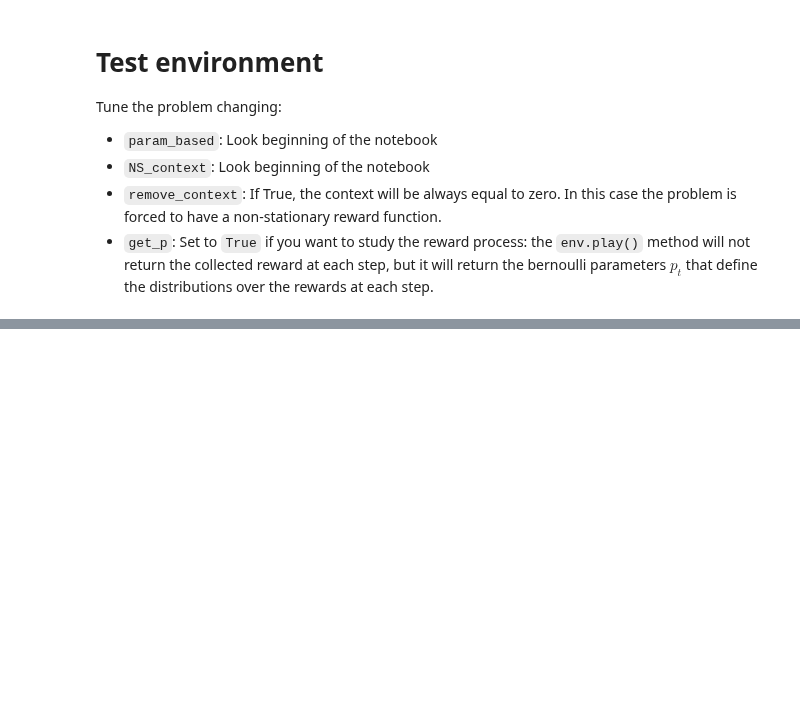
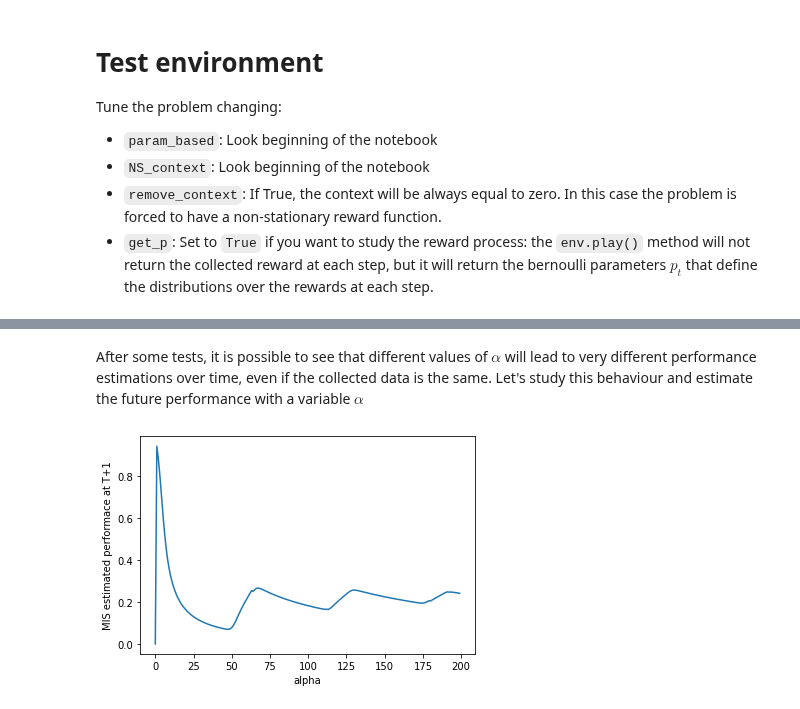
Before and after one commit to francescovidaich964/Como_lake, a Jupyter notebook: bandit_tests/non-stat_contextual_bandits.ipynb, the cells around one changed output, grey strips where cells are left out. Cells and saved outputs as stored; diff of their text form; code cells hidden in the pictures; blank space fills up the shorter version.

```diff
--- a/bandit_tests/non-stat_contextual_bandits.ipynb
+++ b/bandit_tests/non-stat_contextual_bandits.ipynb
@@ -373,0 +393,19 @@ sum(MIS_terms)
+# %% [markdown]
+After some tests, it is possible to see that different values of $\alpha$ will lead to very different performance estimations over time, even if the collected data is the same. Let's study this behaviour and estimate the future performance with a variable $\alpha$
+# %%
+# Prepare array to contain estimated performances
+performances = np.array([])
+t = len(rewards)
+
+# Compute performances
+for alpha in tqdm(range(len(rewards))):
+    MIS_performance = MIS_estimator(nu, thetas[t-alpha:t+1], rewards[t-alpha:t+1], t)
+    performances = np.append(performances, MIS_performance)
+
+# Plot the performance at t+1 as function of alpha
+plt.plot(performances)
+plt.xlabel("alpha")
+plt.ylabel("MIS estimated performace at T+1")
+plt.show()
+# %% [output]
+[figure, added]
```
Also changed, not shown: parts of 11 cells of this notebook.
